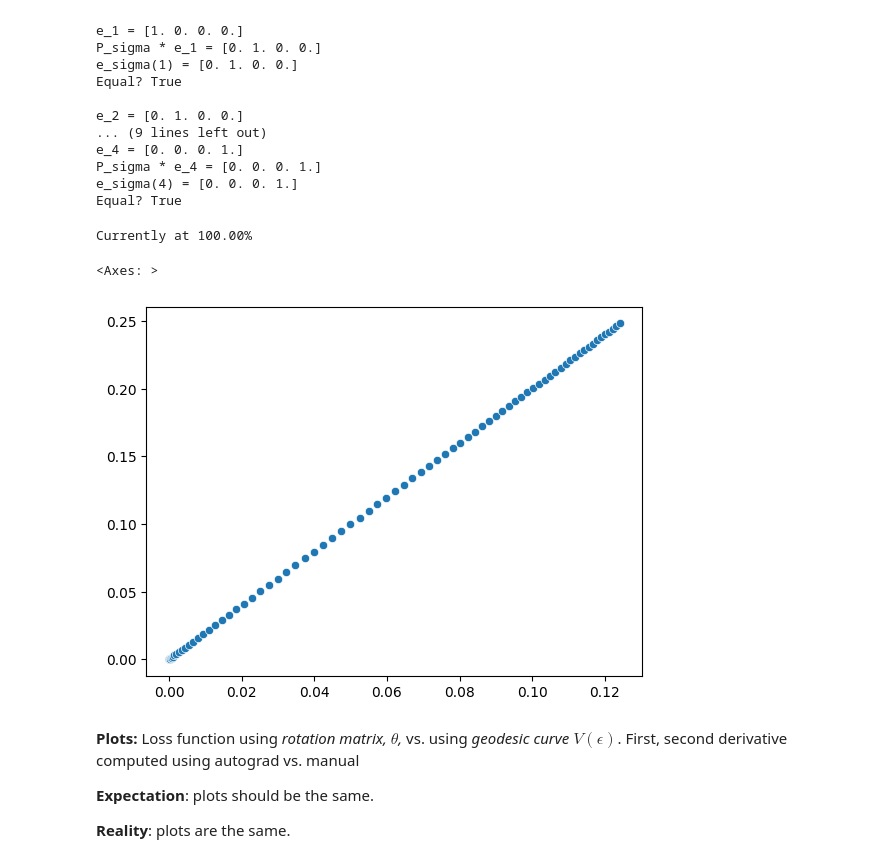
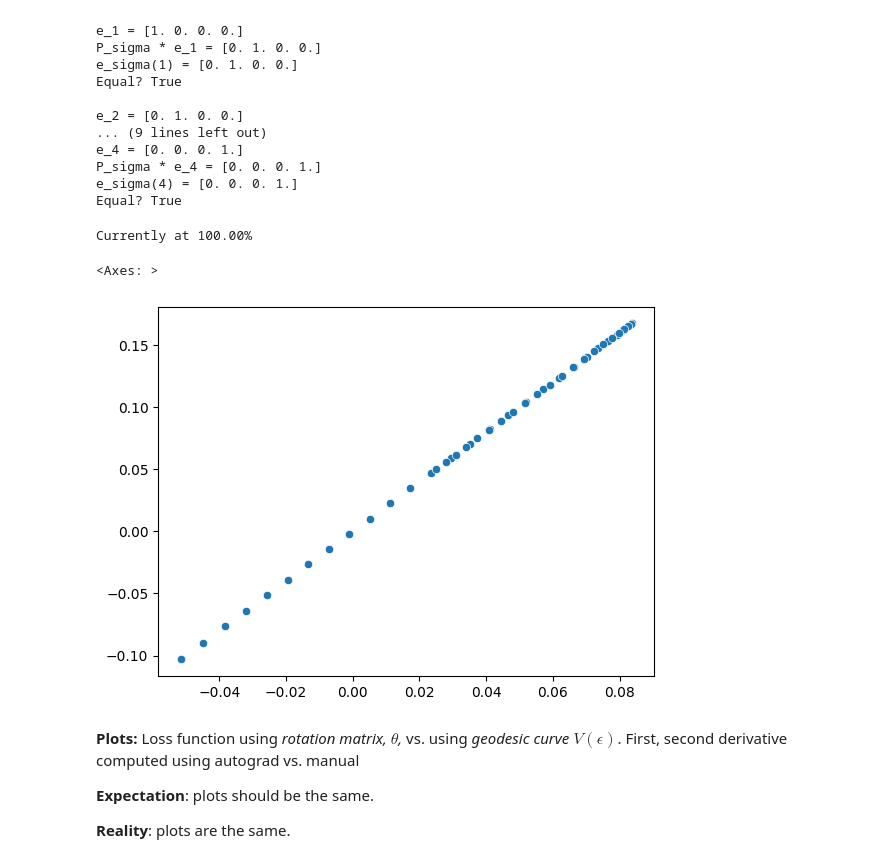
Before and after one commit to Shiwen-Yang/SCOPE, a Jupyter notebook: sanity_checks.ipynb, the cells around one changed output. Cells and saved outputs as stored; diff of their text form; code cells hidden in the pictures.

```diff
--- a/sanity_checks.ipynb
+++ b/sanity_checks.ipynb
@@ -129,7 +129,7 @@ def grad_expm(theta, sigma = 0.1):
     grad_x = torch.stack(grad_x).mean()
     return grad_x
 
-def hess_expm(theta, sigma = 0.1):
+def hess_expm(theta, sigma = 0.1, X = X):
 
     VT = torch.linalg.matrix_exp(theta*A).T
     VT = VT.to("cuda")
@@ -154,15 +154,18 @@ def apply_all(fns, theta):
 # %%
 sigma = torch.linspace(0.01, 0.3, 100)
 
-M_val = torch.stack([DR.construct_M_from_basis(mollified_nonneg_simplex_core, X, s).squeeze() for s in sigma])
+xi = torch.linspace(-0.1, 0.5, 50, device = "cuda")
+X = torch.ones(10, 2, device="cuda")/3
 
-H_expm = torch.stack([hess_expm(0, s) for s in sigma])
+M_val = torch.stack([DR.construct_M_from_basis(mollified_nonneg_simplex_core, x*torch.ones(10, 2, device="cuda"), 0.2).squeeze() for x in xi])
+
+H_expm = torch.stack([hess_expm(0, 0.2, X = x*torch.ones(10, 2, device="cuda")) for x in xi])
 
 sns.scatterplot(x = M_val.cpu().numpy(), y = H_expm.cpu().numpy())
 # %% [output]
 Currently at 100.00%
 <Axes: >
-[figure, old version]
+[figure, new version]
 # %%
 # Define range of theta
 theta = torch.linspace(-2, 2, 2000)
```
Also changed, not shown: parts of 2 cells of this notebook, 1 other file.
